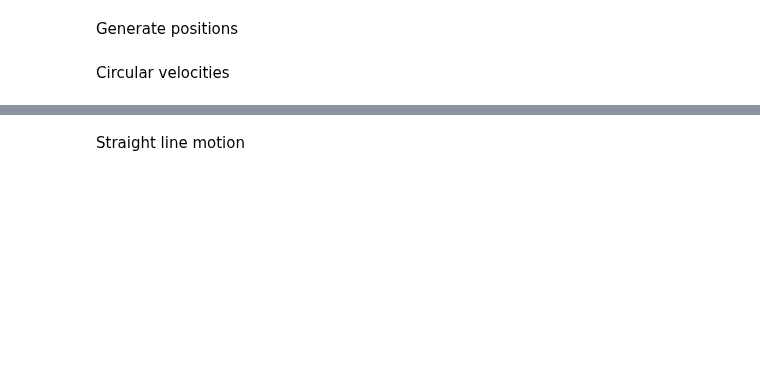
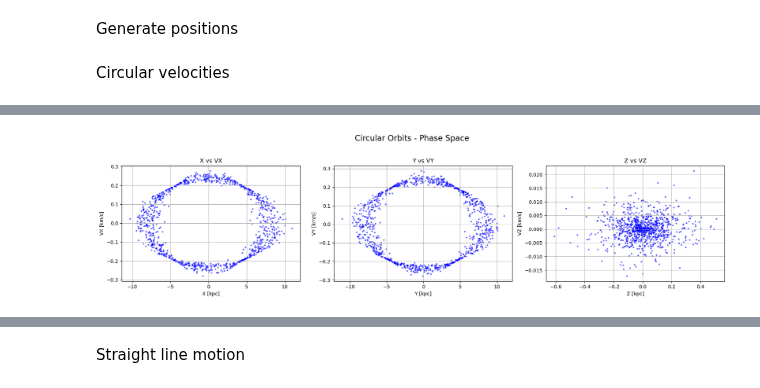
Before and after one commit to HaydenTedrake/HPV_project, a Jupyter notebook: Other/phasespace.ipynb, the cells around one changed output, grey strips where cells are left out. Drawn from its saved outputs; the diff is of its cells as text; code cells hidden in the pictures; blank space fills up the shorter version.

Commit message:
ffinished phase space

```diff
--- a/Other/phasespace.ipynb
+++ b/Other/phasespace.ipynb
@@ -14,3 +11,28 @@ N = 1000
+# %%
+pot = gp.KeplerPotential(m=1e11 * u.M_sun, units=galactic)
+
+N = 1000
+
+def integrate_and_get_phase(pos, vel):
+    ics = gd.PhaseSpacePosition(pos=pos, vel=vel)
+    orbit = pot.integrate_orbit(ics, dt=dt, n_steps=n_steps)
+    final = orbit[-1]
+    return final.pos.xyz.value, final.vel.d_xyz.value
+
+def plot_phase(pos, vel, label, color):
+    fig, axs = plt.subplots(1, 3, figsize=(18, 5))
+    axes = ['X', 'Y', 'Z']
+
+    for i in range(3):
+        axs[i].scatter(pos[i], vel[i], s=5, alpha=0.5, color=color)
+        axs[i].set_xlabel(f'{axes[i]} [kpc]')
+        axs[i].set_ylabel(f'V{axes[i]} [km/s]')
+        axs[i].grid(True)
+        axs[i].set_title(f'{axes[i]} vs V{axes[i]}')
+
+    fig.suptitle(f'{label} - Phase Space', fontsize=16)
+    plt.tight_layout(rect=[0, 0.03, 1, 0.95])
+    plt.show()
 # %% [markdown]
 Generate positions
 # %%
@@ -27,3 +51,11 @@ v_circ = pot.circular_velocity([x, y, z])
 vx1 = -v_circ * np.sin(theta)
 vy1 = v_circ * np.cos(theta)
 vz1 = np.zeros(N) * u.km/u.s
+
+dt = 0.1 * u.Myr
+n_steps = int(500 * u.Myr / abs(dt))
+
+pos1, vel1 = integrate_and_get_phase(pos, [vx1.value, vy1.value, vz1.value] * u.km/u.s)
+# 500 Myr ago
+plot_phase(pos1, vel1, 'Circular Orbits', 'blue')
+# %% [output]
@@ -29,0 +64 @@ vz1 = np.zeros(N) * u.km/u.s
+[figure, added]
```
Also changed, not shown: parts of 16 cells of this notebook.
